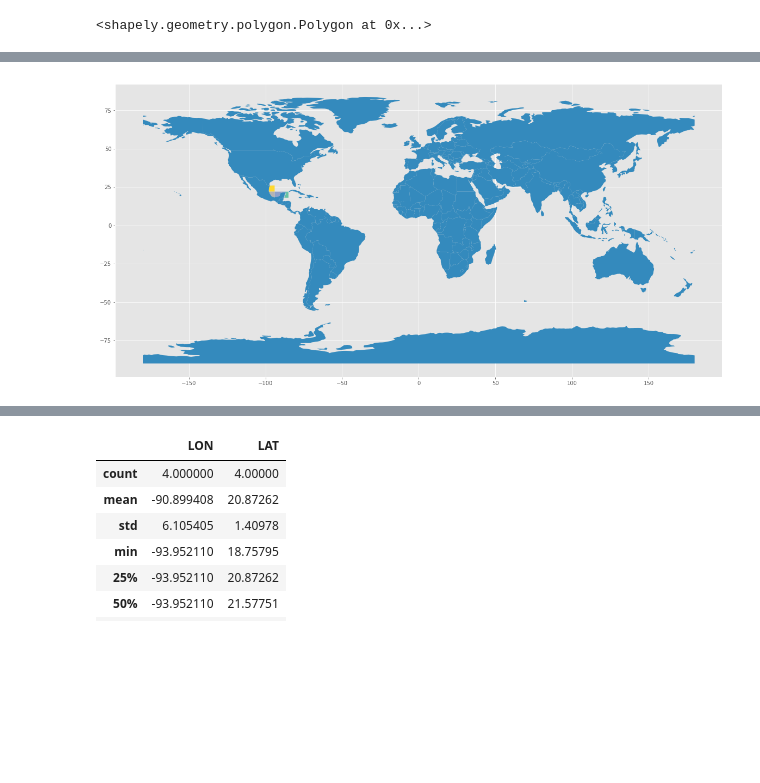
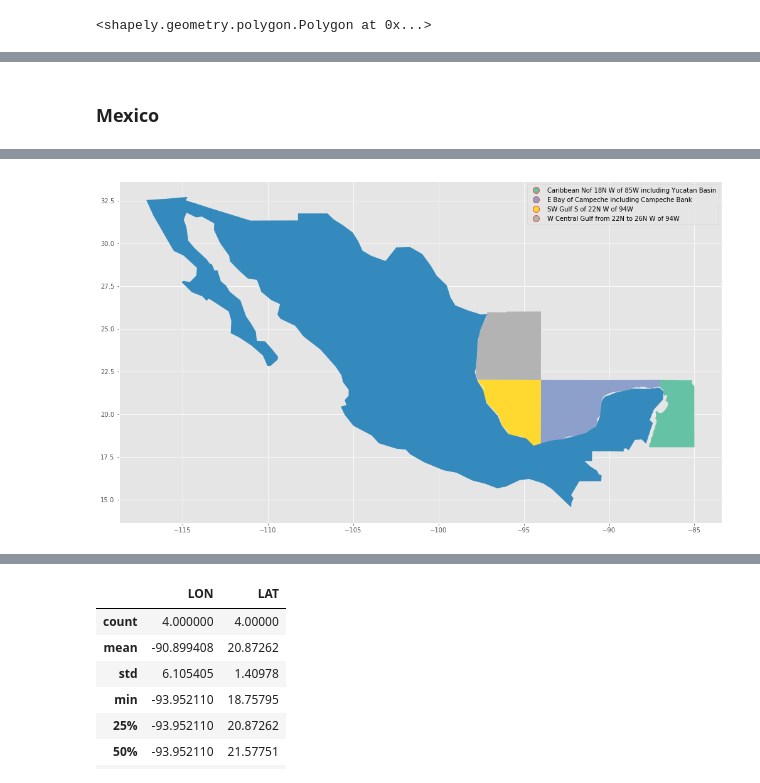
Before and after one commit to twseptian/Coastal-and-Offshore-Marine-Zones, a Jupyter notebook: Spatial-DB.ipynb, the cells around one changed output, grey strips where cells are left out. Saved outputs shown, nothing was run; the diff lists cells and outputs as text; code cells hidden in the pictures; blank space fills up the shorter version.

```diff
--- a/Spatial-DB.ipynb
+++ b/Spatial-DB.ipynb
@@ -329 +385,7 @@ countries.count()
+# %%
+mexico_boundary = wkt.loads(mexico.take(1)[0].wkt)
+colombia_boundary = wkt.loads(colombia.take(1)[0].wkt)
+venezuela_boundary = wkt.loads(venezuela.take(1)[0].wkt)
+guyana_boundary = wkt.loads(guyana.take(1)[0].wkt)
+usa_boundary = wkt.loads(usa.take(1)[0].wkt)
 # %% [markdown]
@@ -353,2 +399,2 @@ colombia = spark.sql(
 # %%
-colombia_boundary = wkt.loads(colombia.take(1)[0].wkt)
+wkt.loads(colombia.take(1)[0].wkt)
@@ -355,2 +402,0 @@ colombia_boundary = wkt.loads(colombia.take(1)[0].wkt)
-# %%
-wkt.loads(colombia.take(1)[0].wk=cdegmvt)
@@ -386,3 +412,5 @@ guyana_boundary = wkt.loads(guyana.take(1)[0].wkt)
 wkt.loads(guyana.take(1)[0].wkt)
 # %% [output]
 <shapely.geometry.polygon.Polygon at 0x...>
+# %%
+wkt.loads(usa.take(1)[0].wkt)
@@ -392,5 +423,7 @@ wkt.loads(guyana.take(1)[0].wkt)
 from pyspark.sql.types import *
 from pyspark.sql.functions import udf
+# %% [markdown]
+### Mexico
 # %%
 # User defined funtion for filtering region of interset
 intersection_udf_mexico = udf(lambda row: True if mexico_boundary.intersects(wkt.loads(row)) else False, BooleanType())
@@ -416,8 +450,8 @@ gdf_mexico
 | 2 | GMZ017 | NH2 | -93.95211 | 21.57751 | between 22N-26N west of 94W | W Central Gulf from 22N to 26N W ... | POLYGON ((-93.9921787359999712 26... | POLYGON ((-93.99217873599997 26.0... |
 | 3 | GMZ023 | NH2 | -93.95211 | 21.57751 | south of 22N west of 94W | SW Gulf S of 22N W of 94W | POLYGON ((-93.9995355959999870 22... | POLYGON ((-93.99953559599999 22.0... |
 # %%
-# Set the region of interest color to red
-world.plot(ax=gdf_mexico.plot(cmap='Set2', alpha=1, color='green', figsize=(20, 10)), alpha=1)
+# Set the region
+world[world['name']=='Mexico'].plot(ax=gdf_mexico.plot(cmap='Set2',column="NAME",categorical=True, legend=True,alpha=1,figsize=(20, 10)),alpha=1)
 plt.show()
 # %% [output]
-[figure, old version]
+[figure, new version]
```
Also changed, not shown: parts of 120 cells of this notebook.
